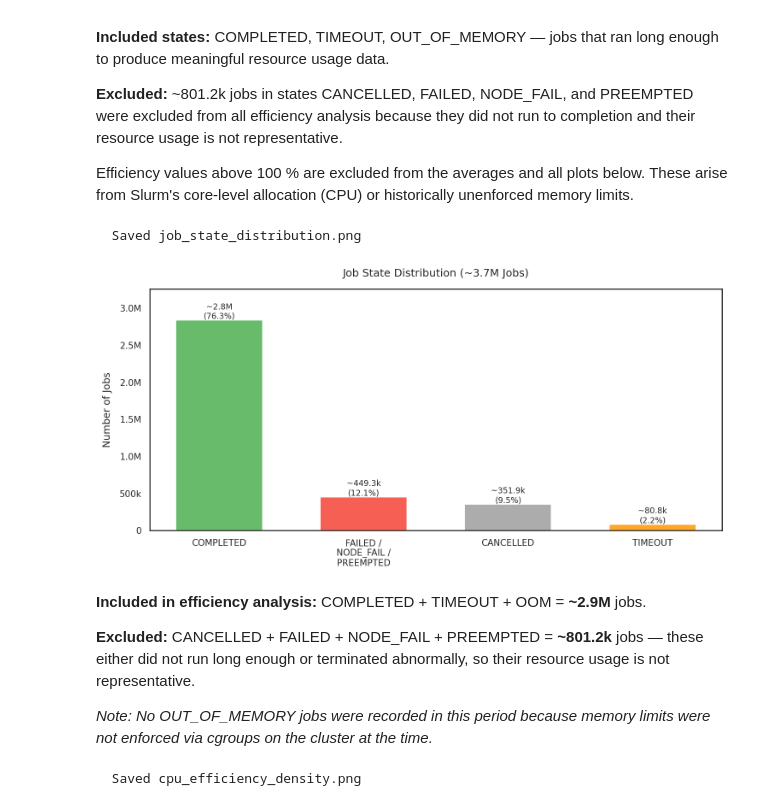
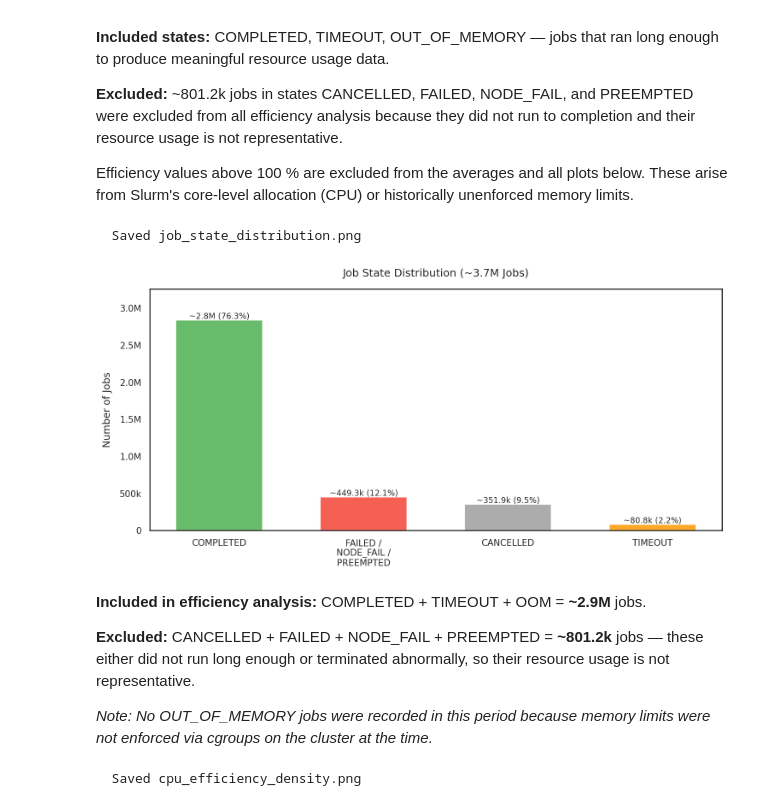
Before and after one commit to kcl-eresearch/hpc-data-analysis, a Jupyter notebook: notebooks/blog_2026-02_sustainability.ipynb, the cells around one changed output. Saved outputs shown, nothing was run; the diff lists cells and outputs as text; code cells hidden in the pictures.

```diff
--- a/notebooks/blog_2026-02_sustainability.ipynb
+++ b/notebooks/blog_2026-02_sustainability.ipynb
@@ -299,37 +299,37 @@ bars = ax.bar(state_labels, state_counts, color=state_colors, edgecolor='white',
 for bar, count in zip(bars, state_counts):
     pct = count / total_all * 100
     ax.text(bar.get_x() + bar.get_width() / 2, bar.get_height(),
-            f'{approx(count)}\n({pct:.1f}%)', ha='center', va='bottom', fontsize=9)
+            f'{approx(count)} ({pct:.1f}%)', ha='center', va='bottom', fontsize=9)
 
 ax.set_ylabel('Number of Jobs')
 y_max = max(state_counts)
 ax.set_ylim(0, y_max * 1.15)
 ax.yaxis.set_major_formatter(mticker.FuncFormatter(
     lambda x, _: f'{x/1e6:.1f}M' if x >= 1e6 else
                  f'{x/1e3:.0f}k' if x >= 1e3 else f'{x:.0f}'))
 ax.set_title(f'Job State Distribution ({approx(total_all)} Jobs)')
 plt.tight_layout()
 savefig('job_state_distribution.png')
 plt.show()
 
 oom_note = ''
 if agg_oom == 0:
     oom_note = ('\n\n*Note: No OUT_OF_MEMORY jobs were recorded in this period '
                 'because memory limits were not enforced via cgroups on the cluster '
                 'at the time.*')
 
 display(Markdown(f'''
 **Included in efficiency analysis:** COMPLETED + TIMEOUT + OOM
 = **{approx(total_eff)}** jobs.
 
 **Excluded:** CANCELLED + FAILED + NODE_FAIL + PREEMPTED
 = **{approx(total_excluded)}** jobs — these either did not run long enough or
 terminated abnormally, so their resource usage is not representative.
 {oom_note}
 '''))
 # %% [output]
   Saved job_state_distribution.png
-[figure, old version]
+[figure, new version]
 
 **Included in efficiency analysis:** COMPLETED + TIMEOUT + OOM
 = **~2.9M** jobs.
```
Also changed, not shown: parts of 7 cells of this notebook, 16 other files.
